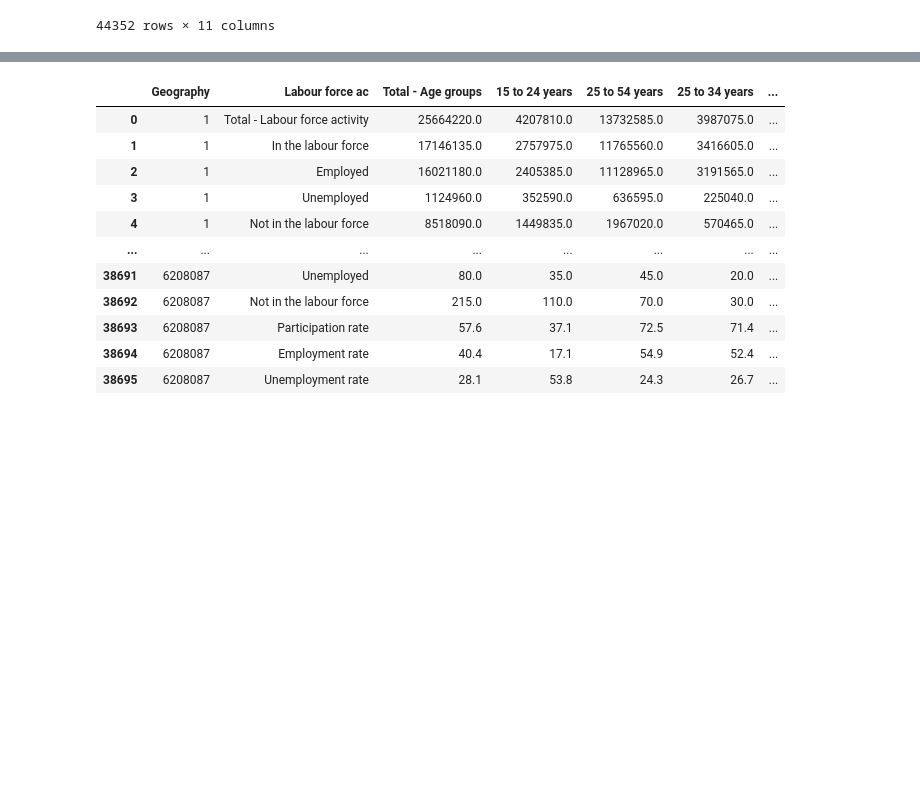
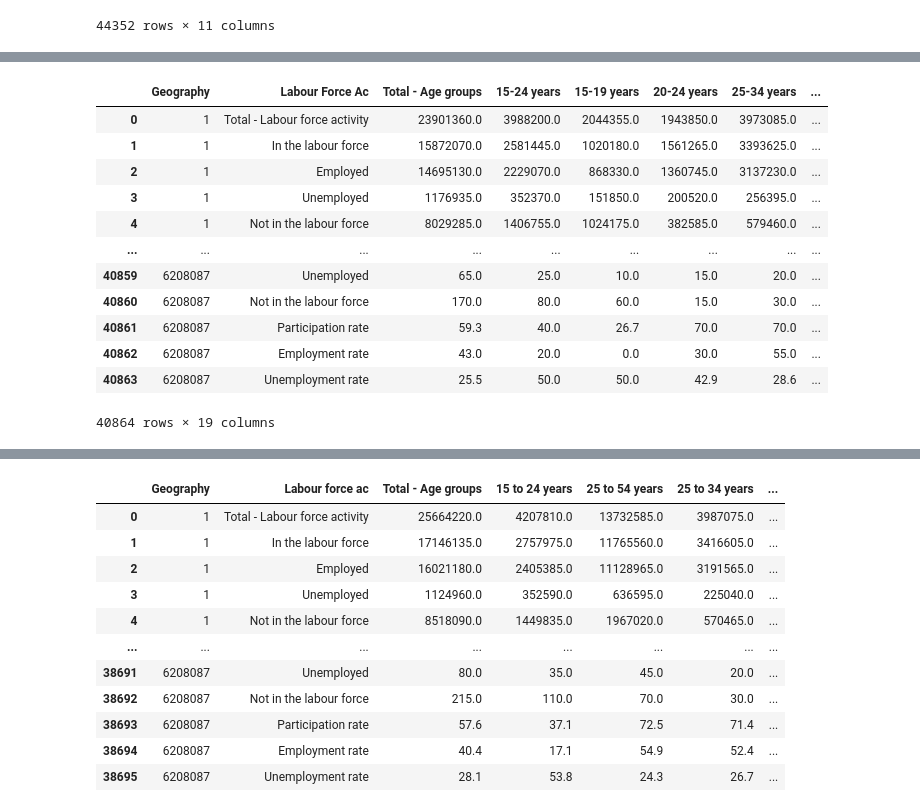
Before and after one commit to kevin-halasz/m2pi, a Jupyter notebook: m2pi_hammed.ipynb, the cells around one changed output, grey strips where cells are left out. Drawn from its saved outputs; the diff is of its cells as text; code cells hidden in the pictures; blank space fills up the shorter version.

```diff
--- a/m2pi_hammed.ipynb
+++ b/m2pi_hammed.ipynb
@@ -21,0 +68,17 @@ df_1996
+# %%
+df_2001 = pd.read_csv('C:/Users/hamme/Desktop/Folders__/M2PI/census_if/census_lf/census_lf_2001.csv')
+df_2001
+# %% [output]
+|  | Geography | Labour Force Ac | Total - Age groups | 15-24 years | 15-19 years | 20-24 years | 25-34 years | ... |
+| 0 | 1 | Total - Labour force activity | 23901360.0 | 3988200.0 | 2044355.0 | 1943850.0 | 3973085.0 | ... |
+| 1 | 1 | In the labour force | 15872070.0 | 2581445.0 | 1020180.0 | 1561265.0 | 3393625.0 | ... |
+| 2 | 1 | Employed | 14695130.0 | 2229070.0 | 868330.0 | 1360745.0 | 3137230.0 | ... |
+| 3 | 1 | Unemployed | 1176935.0 | 352370.0 | 151850.0 | 200520.0 | 256395.0 | ... |
+| 4 | 1 | Not in the labour force | 8029285.0 | 1406755.0 | 1024175.0 | 382585.0 | 579460.0 | ... |
+| ... | ... | ... | ... | ... | ... | ... | ... | ... |
+| 40859 | 6208087 | Unemployed | 65.0 | 25.0 | 10.0 | 15.0 | 20.0 | ... |
+| 40860 | 6208087 | Not in the labour force | 170.0 | 80.0 | 60.0 | 15.0 | 30.0 | ... |
+| 40861 | 6208087 | Participation rate | 59.3 | 40.0 | 26.7 | 70.0 | 70.0 | ... |
+| 40862 | 6208087 | Employment rate | 43.0 | 20.0 | 0.0 | 30.0 | 55.0 | ... |
+| 40863 | 6208087 | Unemployment rate | 25.5 | 50.0 | 50.0 | 42.9 | 28.6 | ... |
+40864 rows × 19 columns
```
Also changed, not shown: parts of 24 cells of this notebook.
